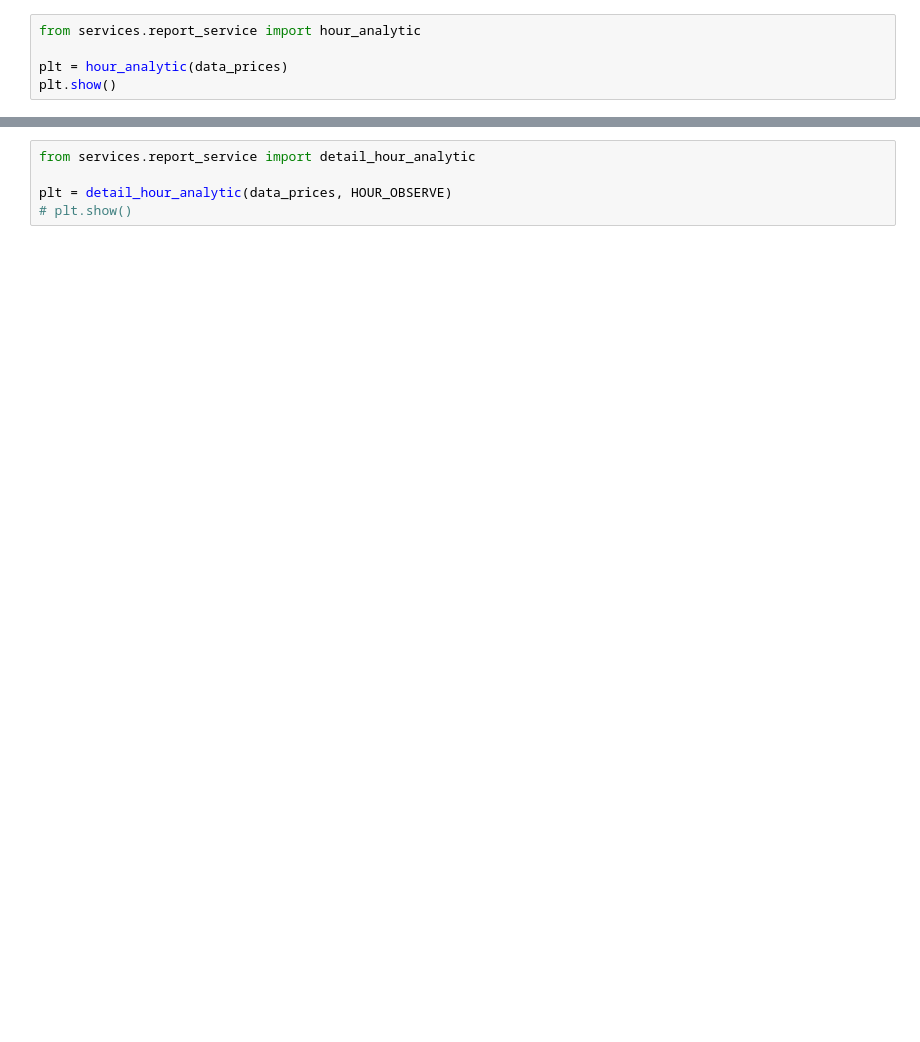
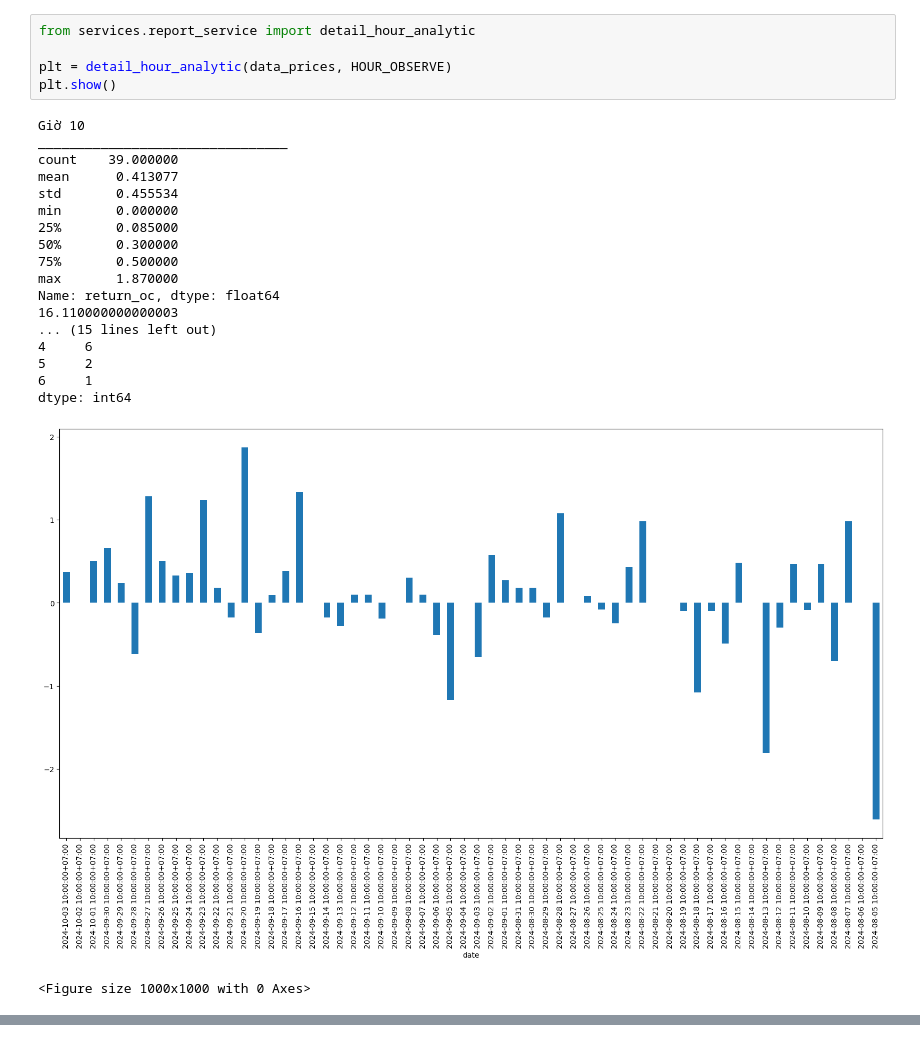
Before and after one commit to bachpx195/bach-s_trading_dashboard, a Jupyter notebook: dashboards/Link/day_report.ipynb, the cells around one changed output, grey strips where cells are left out. Saved outputs shown, nothing was run; the diff lists cells and outputs as text; blank space fills up the shorter version.

```diff
--- a/dashboards/Link/day_report.ipynb
+++ b/dashboards/Link/day_report.ipynb
@@ -27,5 +38,25 @@ SELECT * FROM DailyTradingJournal_development.candlesticks candlesticks INNER JO
 # %%
-from services.report_service import hour_analytic
+from services.report_service import detail_hour_analytic
 
-plt = hour_analytic(data_prices)
+plt = detail_hour_analytic(data_prices, HOUR_OBSERVE)
 plt.show()
+# %% [output]
+Giờ 10
+________________________________
+count    39.000000
+mean      0.413077
+std       0.455534
+min       0.000000
+25%       0.085000
+50%       0.300000
+75%       0.500000
+max       1.870000
+Name: return_oc, dtype: float64
+16.110000000000003
+... (15 lines left out)
+4     6
+5     2
+6     1
+dtype: int64
+[figure, added]
+<Figure size 1000x1000 with 0 Axes>
@@ -32,8 +64,3 @@ plt.show()
-# %%
-from services.report_service import detail_hour_analytic
-
-plt = detail_hour_analytic(data_prices, HOUR_OBSERVE)
-# plt.show()
 # %%
 import sys
 import os
```
Also changed, not shown: parts of 4 cells of this notebook, 5 other files.
